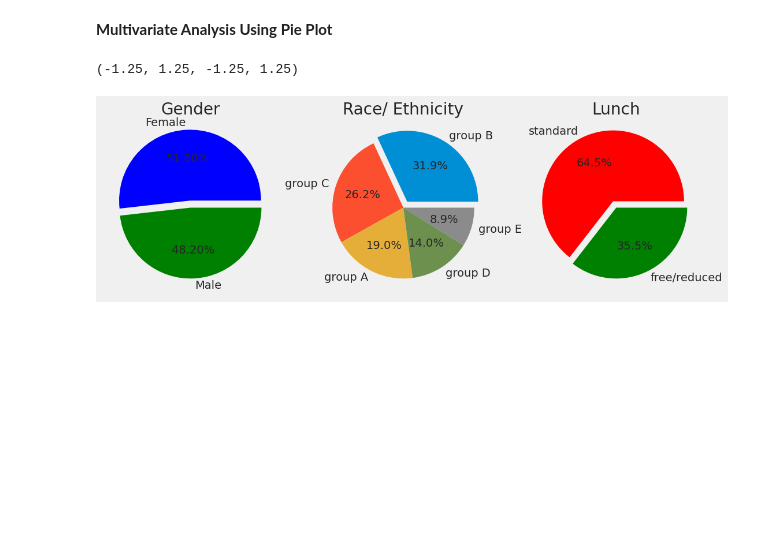
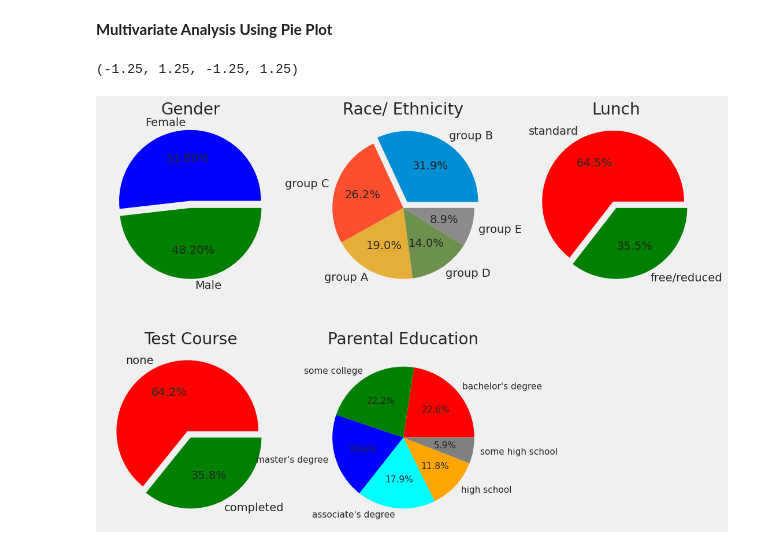
Before and after one commit to AriyantGit/Student_Data_Analysis, a Jupyter notebook: students-data-analysis.ipynb, the cells around one changed output. Saved outputs shown, nothing was run; the diff lists cells and outputs as text; code cells hidden in the pictures; blank space fills up the shorter version.

```diff
--- a/students-data-analysis.ipynb
+++ b/students-data-analysis.ipynb
@@ -123,3 +123,8 @@ print(catgorial_columns)
 # %% [output]
 ['math score', 'reading score', 'writing score']
 ['gender', 'race/ethnicity', 'parental level of education', 'lunch', 'test preparation course']
+# %%
+#Adding two columns total score and total average of a student
+df["total score"]=df["math score"]+df["reading score"]+df["writing score"]
+df["average"]=df["total score"]/3
+df.head()
@@ -238,31 +307,52 @@ plt.rcParams['figure.figsize'] = (12, 9)
 
 # First row of pie charts
 plt.subplot(2, 3, 1)
 size = df['gender'].value_counts()
 labels = 'Female', 'Male'
 color = ['blue','green']
 plt.pie(size, colors=color, labels=labels,explode=(0.1,0), autopct='%.2f%%')
 plt.title('Gender', fontsize=20)
 plt.axis('off')
 
 
 plt.subplot(2,3,2)
 size=df["race/ethnicity"].value_counts()
 labels=df["race/ethnicity"].unique()
 
 plt.pie(size,labels=labels,autopct='%.1f%%',explode=(0.1,0,0,0,0))
 plt.title("Race/ Ethnicity")
 
 plt.axis('off')
 
 plt.subplot(2,3,3)
 size=df["lunch"].value_counts()
 labels=df["lunch"].unique()
 color = ['red', 'green']
 plt.pie(size,labels=labels,autopct='%.1f%%',explode=(0.1,0),colors=color)
 plt.title("Lunch")
 
 plt.axis('off')
+
+
+
+plt.subplot(2,3,4)
+size=df["test preparation course"].value_counts()
+labels=df["test preparation course"].unique()
+color = ['red', 'green']
+plt.pie(size,labels=labels,autopct='%.1f%%',explode=(0.1,0),colors=color)
+plt.title("Test Course")
+
+plt.axis('off')
+
+
+
+plt.subplot(2, 3, 5)
+size = df['parental level of education'].value_counts()
+labels = df["parental level of education"].unique()
+color = ['red', 'green', 'blue', 'cyan', 'orange', 'grey']
+plt.pie(size, colors=color, labels=labels, autopct='%.1f%%', textprops={'fontsize': 11})
+plt.title('Parental Education', fontsize=20)
+plt.axis("off")
 # %% [output]
 (-1.25, 1.25, -1.25, 1.25)
-[figure, old version]
+[figure, new version]
```
Also changed, not shown: parts of 18 cells of this notebook.
